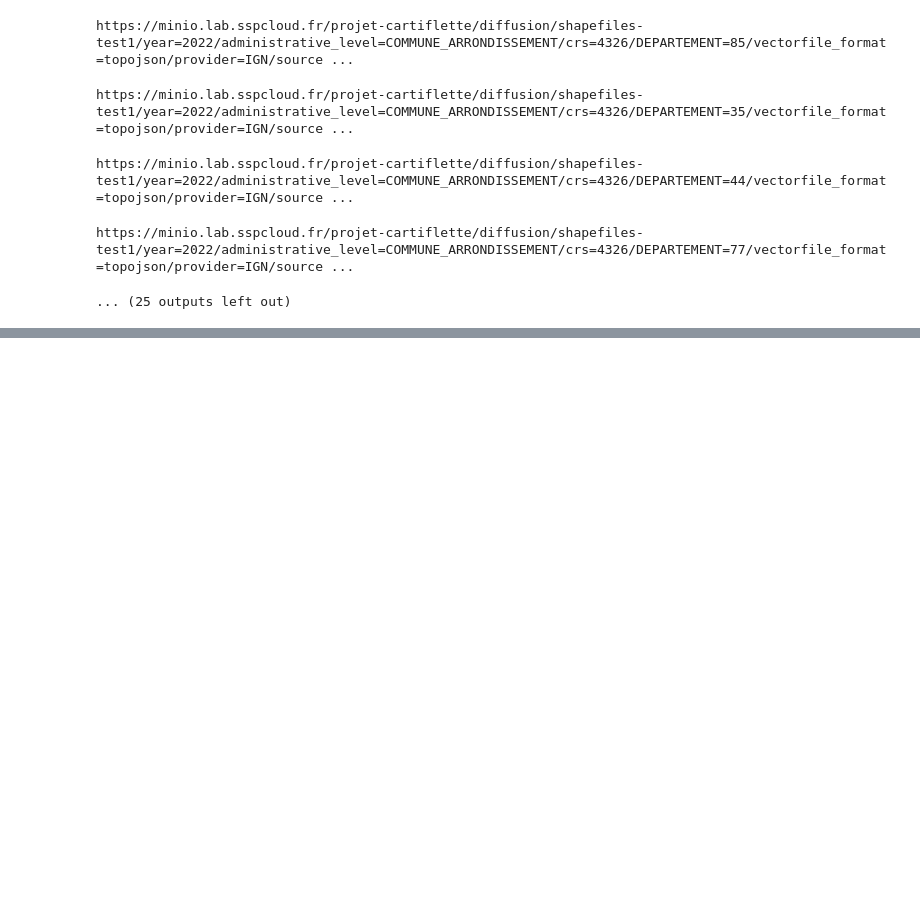
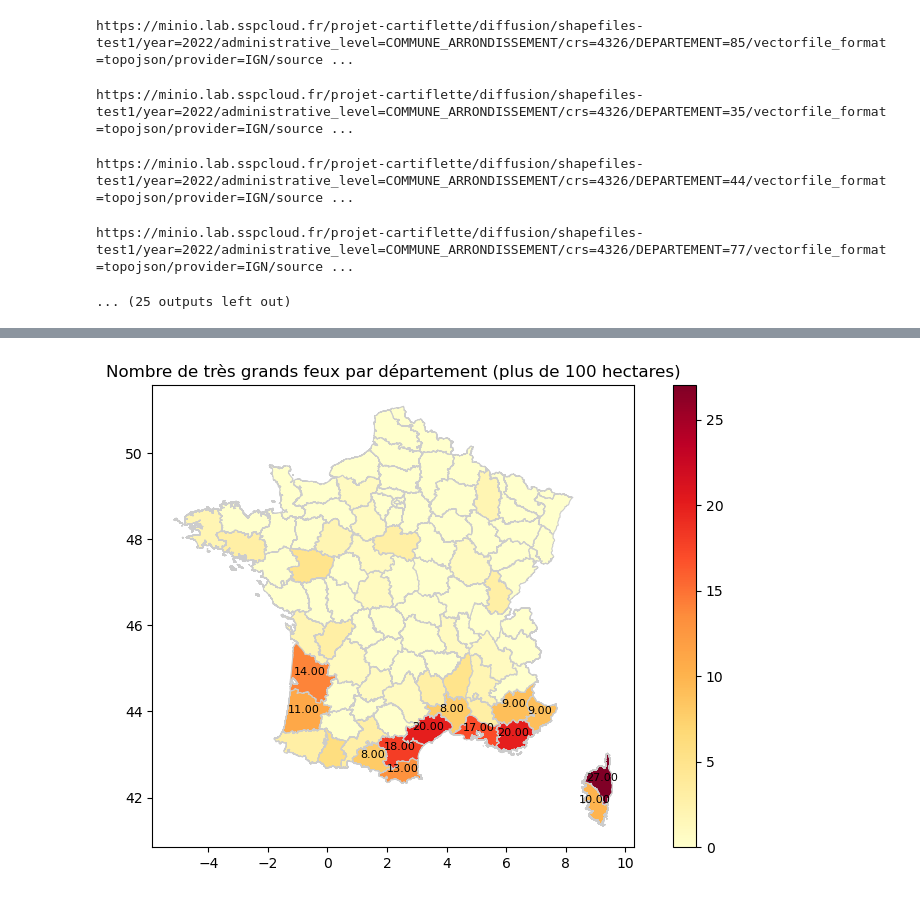
Before and after one commit to jjulietteschneider/Analyse-du-risque-des-feux-de-for-t, a Jupyter notebook: cartes.ipynb, the cells around one changed output, grey strips where cells are left out. Drawn from its saved outputs; the diff is of its cells as text; code cells hidden in the pictures; blank space fills up the shorter version.

```diff
--- a/test_margaux.ipynb
+++ b/cartes.ipynb
@@ -603,0 +796,38 @@ https://minio.lab.sspcloud.fr/projet-cartiflette/diffusion/shapefiles-test1/year
+# %%
+dep['nb_feu']=0
+# %%
+counts = df_tgrands_feux['Département'].value_counts().to_frame().reset_index()
+# %%
+counts = counts.set_index('Département')
+# %%
+for i in range(0, 96):
+    num = dep.loc[i, 'INSEE_DEP']
+    try:
+        a = counts.loc[num, 'count']
+    except KeyError:  # Gérer l'exception si num n'est pas dans counts
+        a = 0
+    dep.loc[i, 'nb_feu'] = a
+# %%
+cmap = 'YlOrRd'
+
+# Définir la plage de valeurs pour la colormap
+vmin, vmax = dep['nb_feu'].min(), dep['nb_feu'].max()
+
+# Créer la figure et les axes
+fig, ax = plt.subplots(1, 1, figsize=(10, 6))
+
+# Utiliser la méthode plot avec l'argument cmap pour personnaliser le gradient de couleurs
+ax = dep.plot(column="nb_feu", cmap=cmap, linewidth=0.8, ax=ax, edgecolor='0.8', legend=True, vmin=vmin, vmax=vmax)
+
+for idx, row in dep.iterrows():
+    if row['nb_feu']>7:
+        ax.annotate(text=f"{row['nb_feu']:.2f}", xy=(row.geometry.centroid.x, row.geometry.centroid.y),
+                    color='black', fontsize=8, ha='center')
+
+# Ajouter un titre à la carte
+plt.title('Nombre de très grands feux par département (plus de 100 hectares)')
+
+# Afficher la carte
+plt.show()
+# %% [output]
+[figure, added]
```
Also changed, not shown: parts of 38 cells of this notebook.
